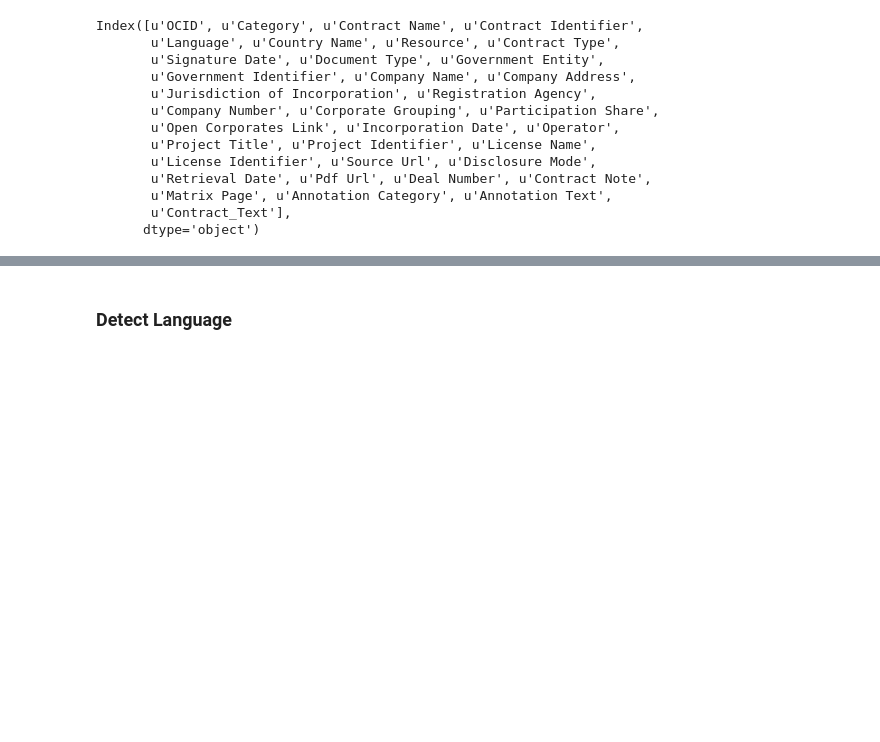
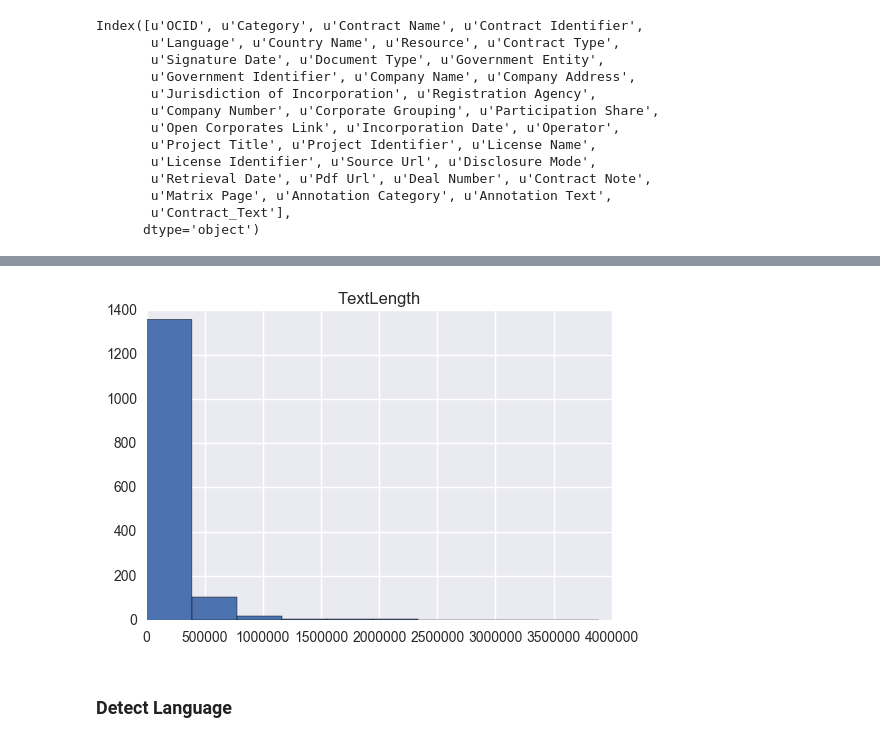
Before and after one commit to datakind/NRGI_Extractives_Contract_Toolkit, a Jupyter notebook: 3_ON1_Contract_EDA.ipynb, the cells around one changed output, grey strips where cells are left out. Saved outputs shown, nothing was run; the diff lists cells and outputs as text; code cells hidden in the pictures; blank space fills up the shorter version.

```diff
--- a/Contract_EDA.ipynb
+++ b/3_ON1_Contract_EDA.ipynb
@@ -33,2 +38,0 @@ Index([u'OCID', u'Category', u'Contract Name', u'Contract Identifier',
-# %%
-contracts = contracts[contracts['Contract_Text'].str.len() != 0].copy()
@@ -55,6 +38,0 @@ def strip_tags(html):
-# %%
-contracts['HTML_Stripped_Text'] = contracts['Contract_Text'].apply(strip_tags)
-# %%
-characters_to_replace = ['\xef','\xbb','\xbf','\r','\n']
-for char in characters_to_replace:
-    contracts['HTML_Stripped_Text'] = contracts['HTML_Stripped_Text'].str.replace(char," ")
@@ -142,2 +38,0 @@ def cleaning(text):
-# %%
-contracts['CleanText'] = contracts.apply(lambda row: row['HTML_Stripped_Text'] if row['Language'] == 'ar' else cleaning(row['HTML_Stripped_Text']),axis=1)
@@ -144,3 +59,7 @@ contracts['CleanText'] = contracts.apply(lambda row: row['HTML_Stripped_Text'] i
+# %%
+contracts.hist(column='TextLength');
+# %% [output]
+[figure, added]
 # %% [markdown]
 ### Detect Language
 # %%
```
Also changed, not shown: parts of 14 cells of this notebook, 6 other files.
